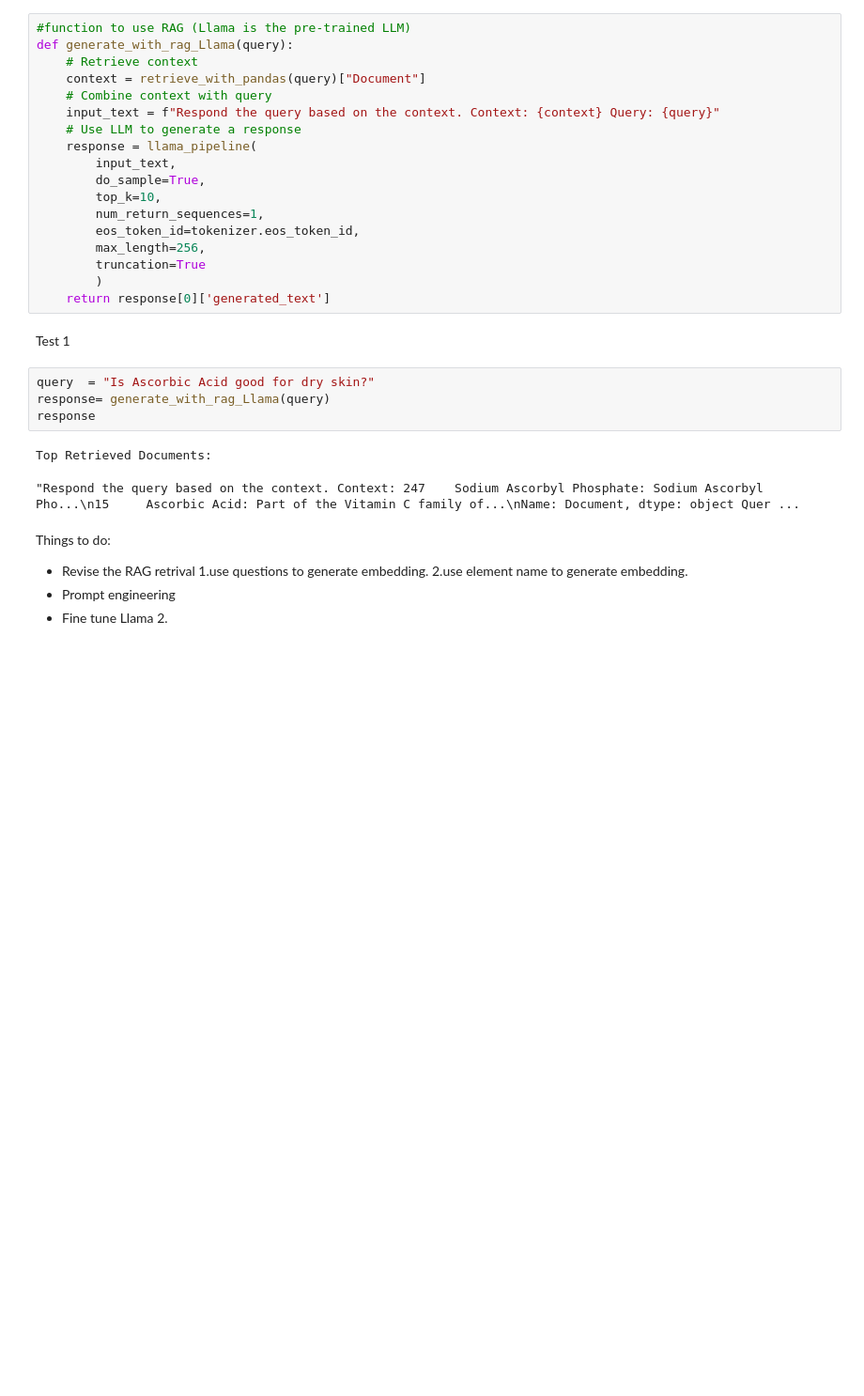
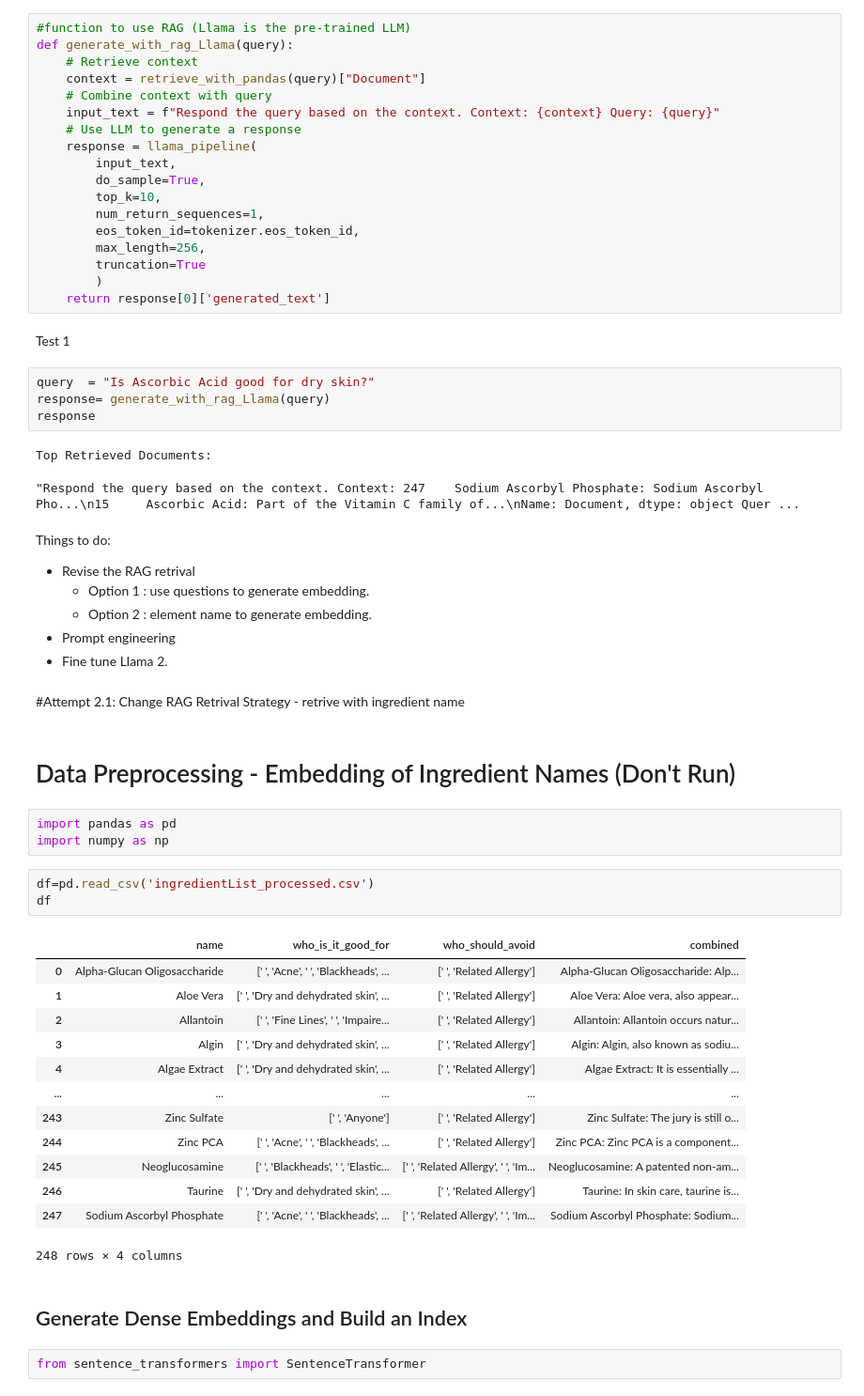
Before and after one commit to sylvia-siqi/IAT360-Skincare-Chatbot, a Jupyter notebook: chatbot.ipynb, the cells around one changed output. Shown: that part at 94% size. Saved outputs shown, nothing was run; the diff lists cells and outputs as text; blank space fills up the shorter version.

```diff
--- a/chatbot.ipynb
+++ b/chatbot.ipynb
@@ -440,7 +442,35 @@ Top Retrieved Documents:
 # %% [markdown]
 Things to do:
 - Revise the RAG retrival
-1.use questions to generate embedding.
-2.use element name to generate embedding.
+  - Option 1 : use questions to generate embedding.
+  - Option 2 : element name to generate embedding.
 - Prompt engineering
 - Fine tune Llama 2.
+# %% [markdown]
+#Attempt 2.1: Change RAG Retrival Strategy - retrive with ingredient name
+# %% [markdown]
+# Data Preprocessing - Embedding of Ingredient Names (Don't Run)
+# %%
+import pandas as pd
+import numpy as np
+# %%
+df=pd.read_csv('ingredientList_processed.csv')
+df
+# %% [output]
+|  | name | who_is_it_good_for | who_should_avoid | combined |
+| 0 | Alpha-Glucan Oligosaccharide | [' ', 'Acne', ' ', 'Blackheads', ... | [' ', 'Related Allergy'] | Alpha-Glucan Oligosaccharide: Alp... |
+| 1 | Aloe Vera | [' ', 'Dry and dehydrated skin', ... | [' ', 'Related Allergy'] | Aloe Vera: Aloe vera, also appear... |
+| 2 | Allantoin | [' ', 'Fine Lines', ' ', 'Impaire... | [' ', 'Related Allergy'] | Allantoin: Allantoin occurs natur... |
+| 3 | Algin | [' ', 'Dry and dehydrated skin', ... | [' ', 'Related Allergy'] | Algin: Algin, also known as sodiu... |
+| 4 | Algae Extract | [' ', 'Dry and dehydrated skin', ... | [' ', 'Related Allergy'] | Algae Extract: It is essentially ... |
+| ... | ... | ... | ... | ... |
+| 243 | Zinc Sulfate | [' ', 'Anyone'] | [' ', 'Related Allergy'] | Zinc Sulfate: The jury is still o... |
+| 244 | Zinc PCA | [' ', 'Acne', ' ', 'Blackheads', ... | [' ', 'Related Allergy'] | Zinc PCA: Zinc PCA is a component... |
+| 245 | Neoglucosamine | [' ', 'Blackheads', ' ', 'Elastic... | [' ', 'Related Allergy', ' ', 'Im... | Neoglucosamine: A patented non-am... |
+| 246 | Taurine | [' ', 'Dry and dehydrated skin', ... | [' ', 'Related Allergy'] | Taurine: In skin care, taurine is... |
+| 247 | Sodium Ascorbyl Phosphate | [' ', 'Acne', ' ', 'Blackheads', ... | [' ', 'Related Allergy', ' ', 'Im... | Sodium Ascorbyl Phosphate: Sodium... |
+248 rows × 4 columns
+# %% [markdown]
+## Generate Dense Embeddings and Build an Index
+# %%
+from sentence_transformers import SentenceTransformer
```
Also changed, not shown: parts of 9 cells of this notebook.
